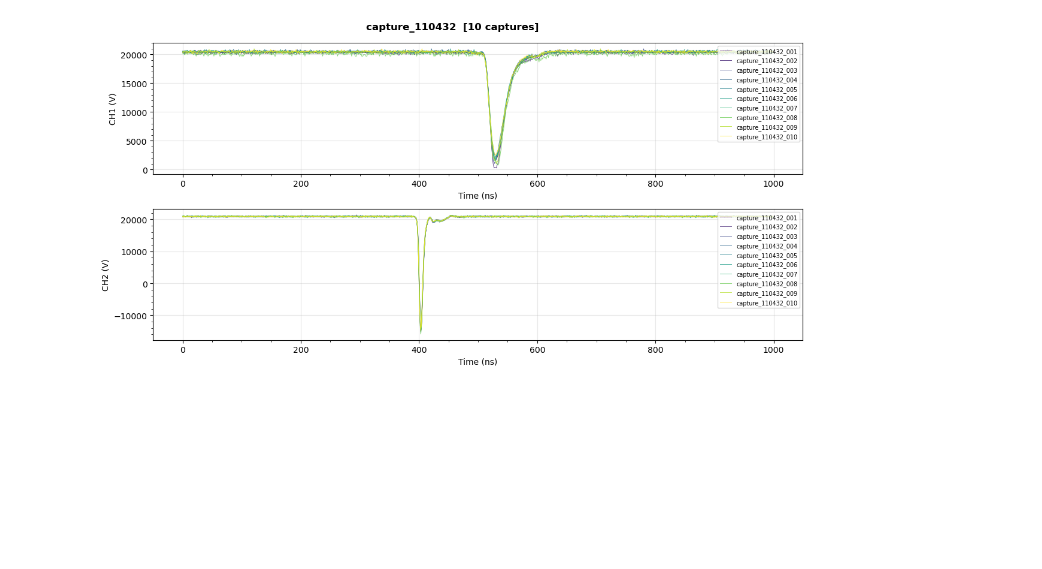
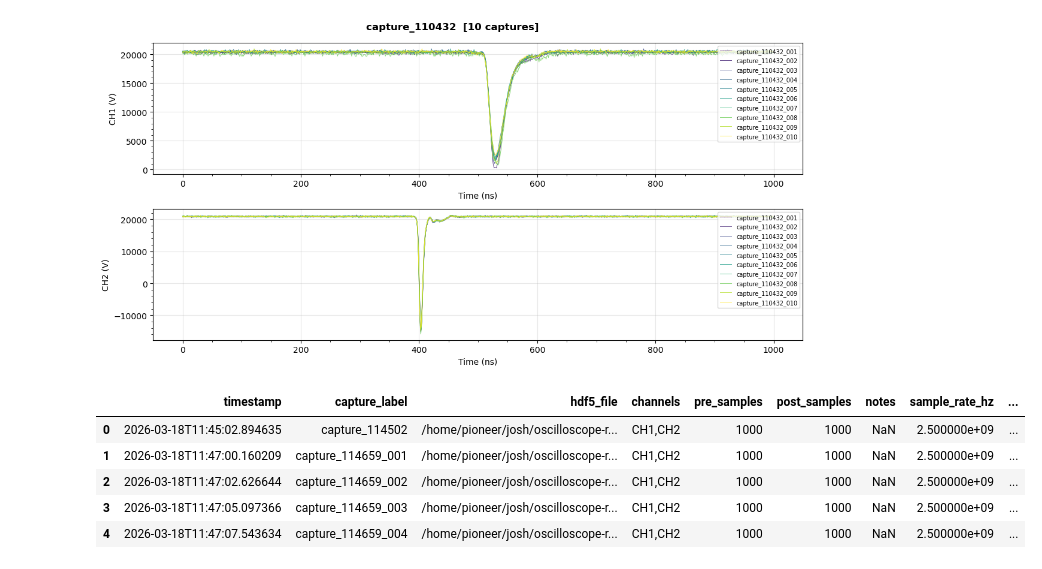
Before and after one commit to jlabounty/oscilloscope-readout-4054, a Jupyter notebook: plot_waveforms.ipynb, the cells around one changed output. Drawn from its saved outputs; the diff is of its cells as text; code cells hidden in the pictures; blank space fills up the shorter version.

```diff
--- a/plot_waveforms.ipynb
+++ b/plot_waveforms.ipynb
@@ -242,3 +242,17 @@ File: ./data/waveforms_20260318_110236.h5
 Captures (11): ['capture_110424', 'capture_110432_001', 'capture_110432_002', 'capture_110432_003', 'capture_110432_004', 'capture_110432_005', 'capture_110432_006', 'capture_110432_007', 'capture_110 ...
 [figure]
 [figure]
+# %%
+import pandas
+df = pandas.read_csv(
+    '/home/pioneer/josh/oscilloscope-readout-4054/data/waveforms_20260318_114438.tsv',
+    sep='\t'
+)
+df.head()
+# %% [output]
+|  | timestamp | capture_label | hdf5_file | channels | pre_samples | post_samples | notes | sample_rate_hz | ... |
+| 0 | 2026-03-18T11:45:02.894635 | capture_114502 | /home/pioneer/josh/oscilloscope-r... | CH1,CH2 | 1000 | 1000 | NaN | 2.500000e+09 | ... |
+| 1 | 2026-03-18T11:47:00.160209 | capture_114659_001 | /home/pioneer/josh/oscilloscope-r... | CH1,CH2 | 1000 | 1000 | NaN | 2.500000e+09 | ... |
+| 2 | 2026-03-18T11:47:02.626644 | capture_114659_002 | /home/pioneer/josh/oscilloscope-r... | CH1,CH2 | 1000 | 1000 | NaN | 2.500000e+09 | ... |
+| 3 | 2026-03-18T11:47:05.097366 | capture_114659_003 | /home/pioneer/josh/oscilloscope-r... | CH1,CH2 | 1000 | 1000 | NaN | 2.500000e+09 | ... |
+| 4 | 2026-03-18T11:47:07.543634 | capture_114659_004 | /home/pioneer/josh/oscilloscope-r... | CH1,CH2 | 1000 | 1000 | NaN | 2.500000e+09 | ... |
```
Also changed, not shown: 3 other files.
